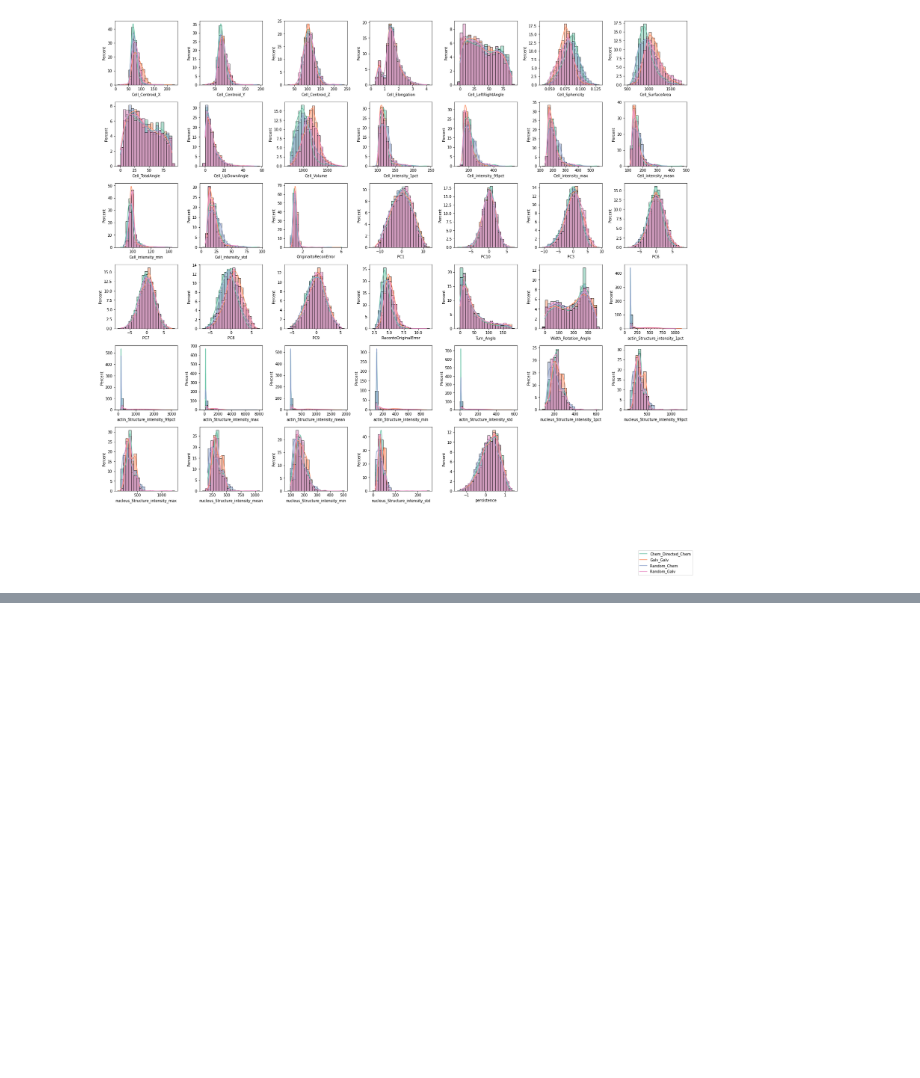
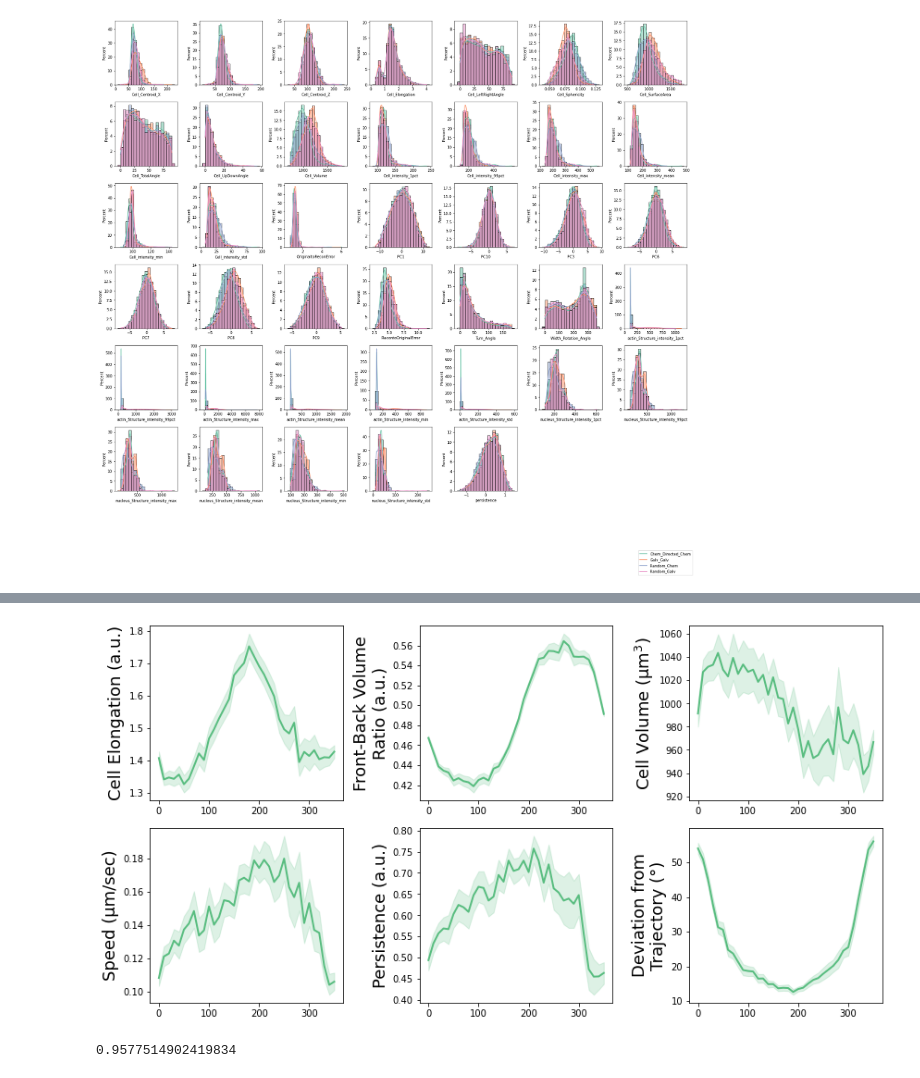
Before and after one commit to looneytunes2/NeutrophilShapeAnalysis, a Jupyter notebook: Notebooks/confocal_37/Confocal Combined PCA 37C random Analysis stats.ipynb, the cells around one changed output, grey strips where cells are left out. Cells and saved outputs as stored; diff of their text form; code cells hidden in the pictures; blank space fills up the shorter version.

```diff
--- a/Notebooks/confocal_37/Confocal Combined PCA 37C random Analysis stats.ipynb
+++ b/Notebooks/confocal_37/Confocal Combined PCA 37C random Analysis stats.ipynb
@@ -1142,0 +671,31 @@ plt.savefig(savedir + f'PC{whichpcs[0]}_PC{whichpcs[1]} Shape Metrics 1D Continu
+# %%
+metlist = ['Cell_Elongation','Volume_Front_Ratio','Cell_Volume', 'speed', 'persistence','Cell_TotalAngle']
+
+labelz = ['Cell Elongation (a.u.)','Front-Back Volume\nRatio (a.u.)','Cell Volume (µm$^3$)',
+          'Speed (µm/sec)','Persistence (a.u.)','Deviation from\nTrajectory (°)']
+
+CoRo = math.ceil(math.sqrt(len(metlist)))
+row = 0
+fig, axes = plt.subplots(CoRo, CoRo, figsize=(4*CoRo,3*CoRo))#, sharex=True)
+
+for i, ax in enumerate(axes.flatten()):
+    if i<len(metlist):
+        sns.lineplot(data = TotalFrame, x=f'PC{whichpcs[0]}_PC{whichpcs[1]}_Continuous_Angular_Bins', y = metlist[i],
+                     lw = 2, color = '#59bd80', ax = ax)
+        ax.set_ylabel(metlist[i])#, fontsize = 1.75*CoRo)
+        ax.legend_ = None
+        ax.set_ylabel(labelz[i], fontsize = 18)
+        ax.set_xlabel('')
+    else:
+        ax.remove()
+
+
+plt.tight_layout()
+plt.savefig(savedir + f'PC{whichpcs[0]}_PC{whichpcs[1]} Shape Metrics 1D Continuous PCs polished.png', bbox_inches='tight')
+# %% [output]
+[figure, added]
+# %%
+#### VOLUME DIFFERENCE BETWEEN PROTRUSION AND RETRACTION PARTS OF THE CYCLE
+angframe[angframe.PC7<0].Cell_Volume.mean()/angframe[angframe.PC7>0].Cell_Volume.mean()
+# %% [output]
+0.9577514902419834
```
Also changed, not shown: parts of 22 cells of this notebook, 42 other files.
